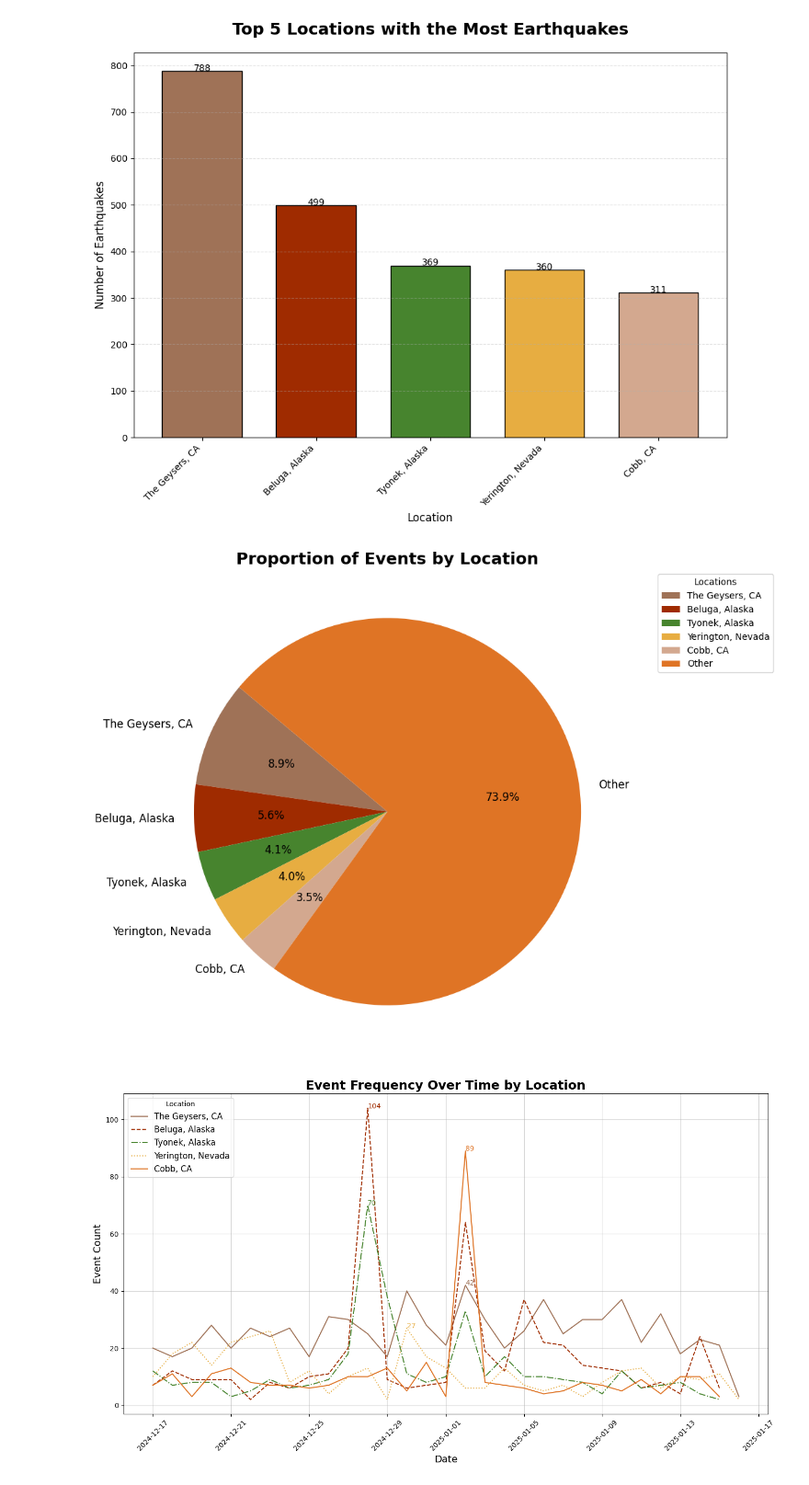
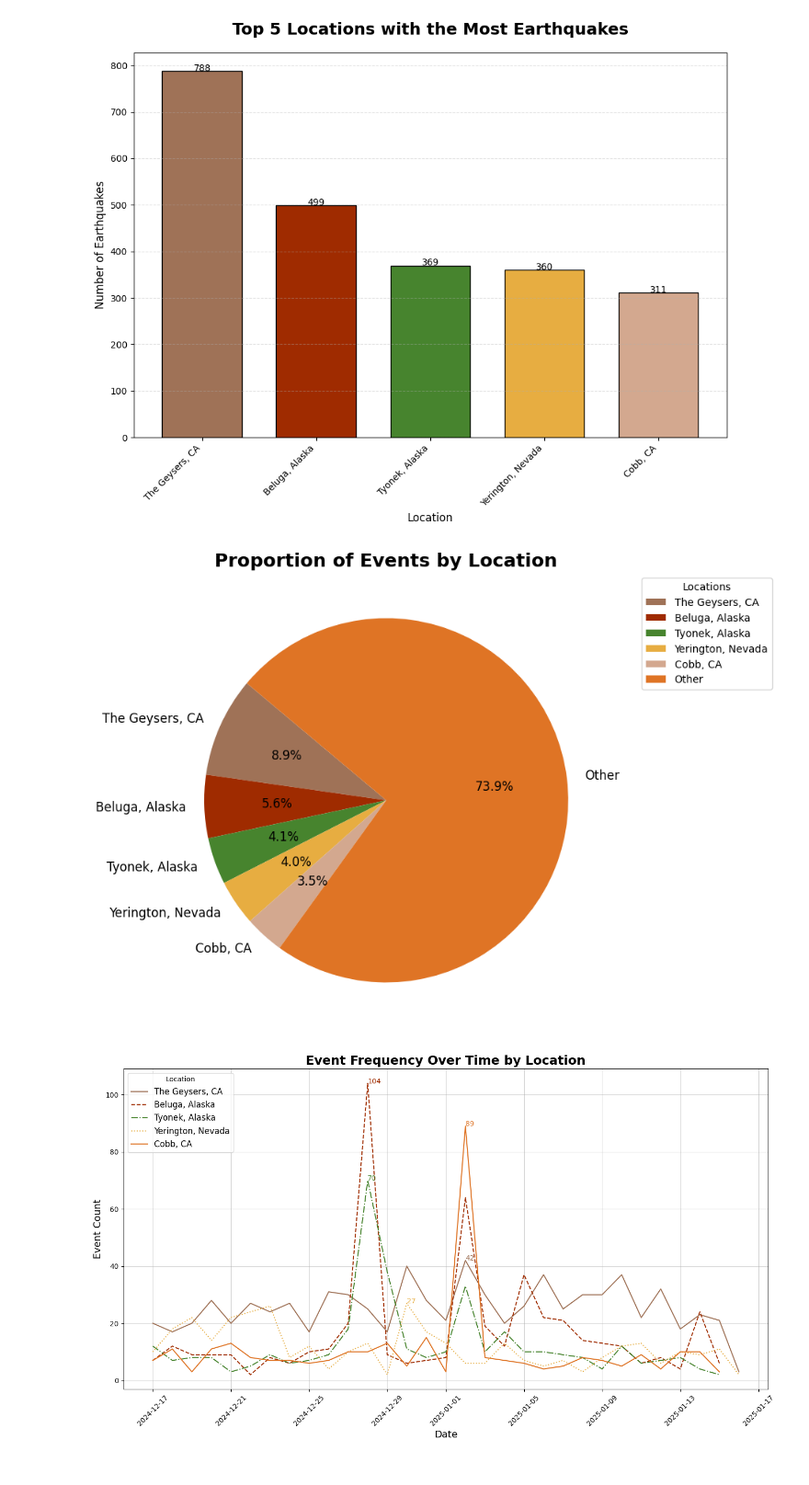
Before and after one commit to bytesbyt/ds_data_visualisation, a Jupyter notebook: earthquake.ipynb, the cells around one changed output. Shown at 92% size. Drawn from its saved outputs; the diff is of its cells as text; code cells hidden in the pictures.

```diff
--- a/earthquake.ipynb
+++ b/earthquake.ipynb
@@ -381,33 +355,33 @@ plt.show()
 # %%
 import random
 # Group data by location and count the number of events
 location_counts = data['location'].value_counts()
 
 # Focus on the top 5 locations and combine the rest as 'Other'
 top_locations = location_counts.head(5)
 other_count = location_counts.iloc[5:].sum()
 top_locations['Other'] = other_count
 
 # Custom colour palette (hex codes)
 custom_colours = ['#9F7257', '#9F2B00', '#47842E', '#E7AD41', '#D3A88F', '#DF7425']
 
 # Plot the pie chart
 plt.figure(figsize=(10, 8))
 top_locations.plot.pie(
     autopct='%1.1f%%',  # Show percentages
     startangle=140,     # Start angle for better visualisation
     colors=custom_colours,  # Use custom colours
     fontsize=12          # Adjust font size
 )
 
 # Add title
 plt.title('Proportion of Events by Location', fontsize=18, fontweight='bold')
 plt.legend(title='Locations', bbox_to_anchor=(1.05, 1), loc='upper left')
 plt.ylabel('')
-plt.tight_layout()
+
 plt.show()
 # %% [output]
-[figure, old version]
+[figure, new version]
 # %%
 
 # Group by location and date to count events
```
Also changed, not shown: parts of 14 cells of this notebook.
